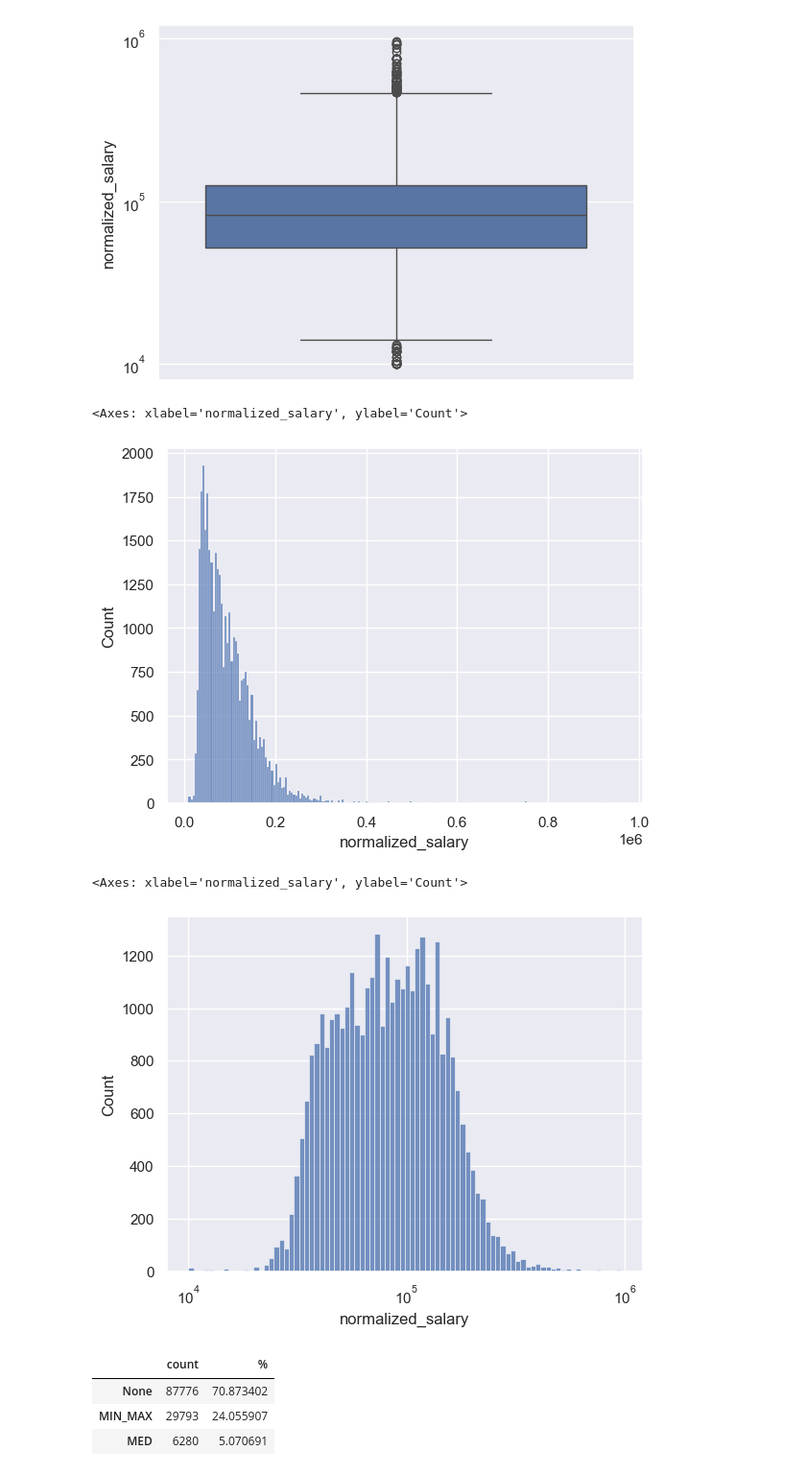
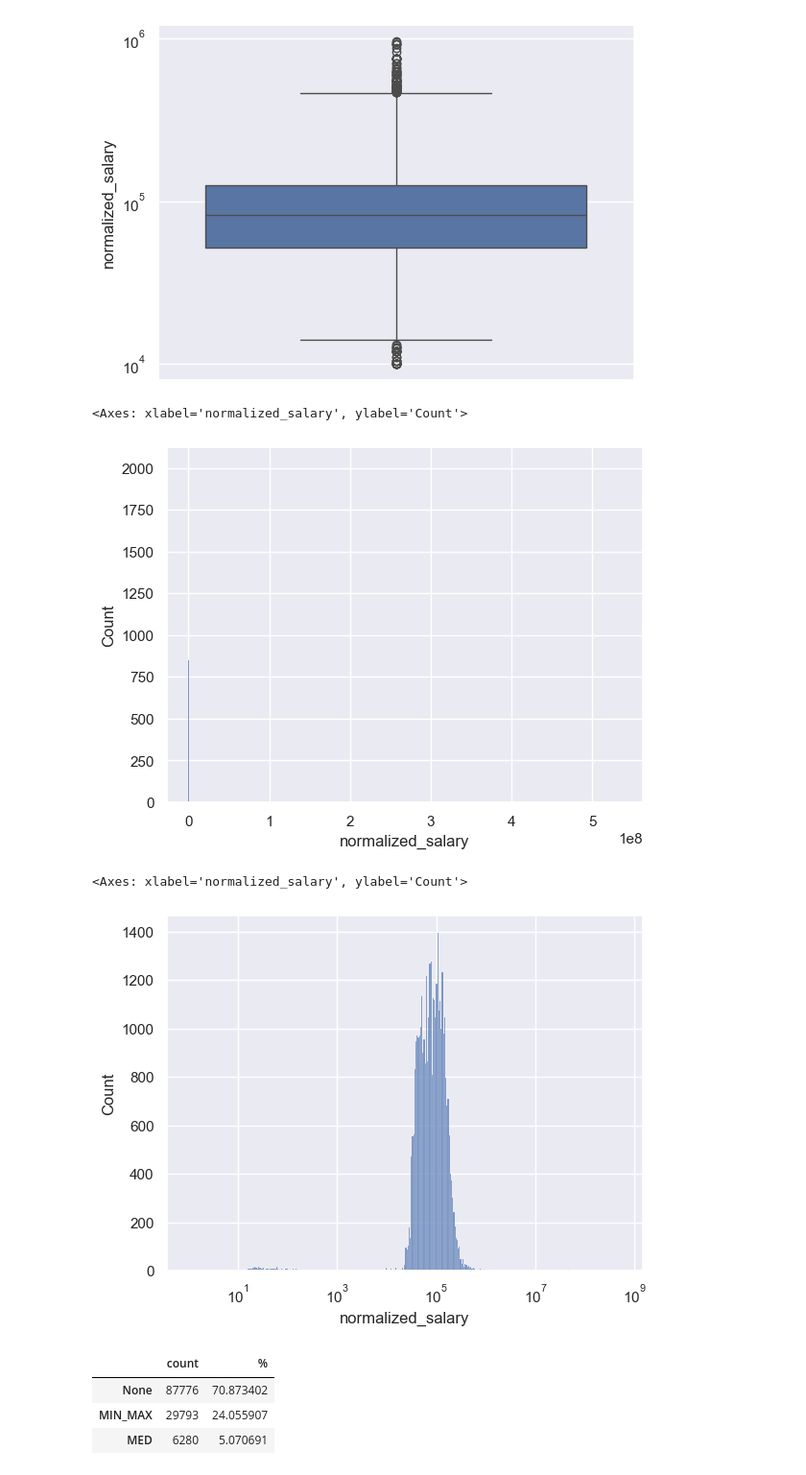
Before and after one commit to nginyc/job_posting_salary_prediction, a Jupyter notebook: explore_dataset.ipynb, the cells around one changed output. Shown: that part at 96% size. Saved outputs shown, nothing was run; the diff lists cells and outputs as text; code cells hidden in the pictures.

Commit message:
Include salary range analysis in EDA

```diff
--- a/explore_dataset.ipynb
+++ b/explore_dataset.ipynb
@@ -683,15 +675,15 @@ Num jobs above 1M: 38
 <Axes: ylabel='normalized_salary'>
 [figure]
 # %%
-sns.histplot(salaries[(salaries >= MIN_SALARY) & (salaries <= MAX_SALARY)])
+sns.histplot(salaries)
 # %% [output]
 <Axes: xlabel='normalized_salary', ylabel='Count'>
-[figure, old version]
+[figure, new version]
 # %%
-sns.histplot(salaries[(salaries >= MIN_SALARY) & (salaries <= MAX_SALARY)], log_scale=True)
+sns.histplot(salaries, log_scale=True)
 # %% [output]
 <Axes: xlabel='normalized_salary', ylabel='Count'>
-[figure, old version]
+[figure, new version]
 # %%
 '''
 We don't have normalized salaries for ~70.9% of the jobs.
```
Also changed, not shown: parts of 11 cells of this notebook.
